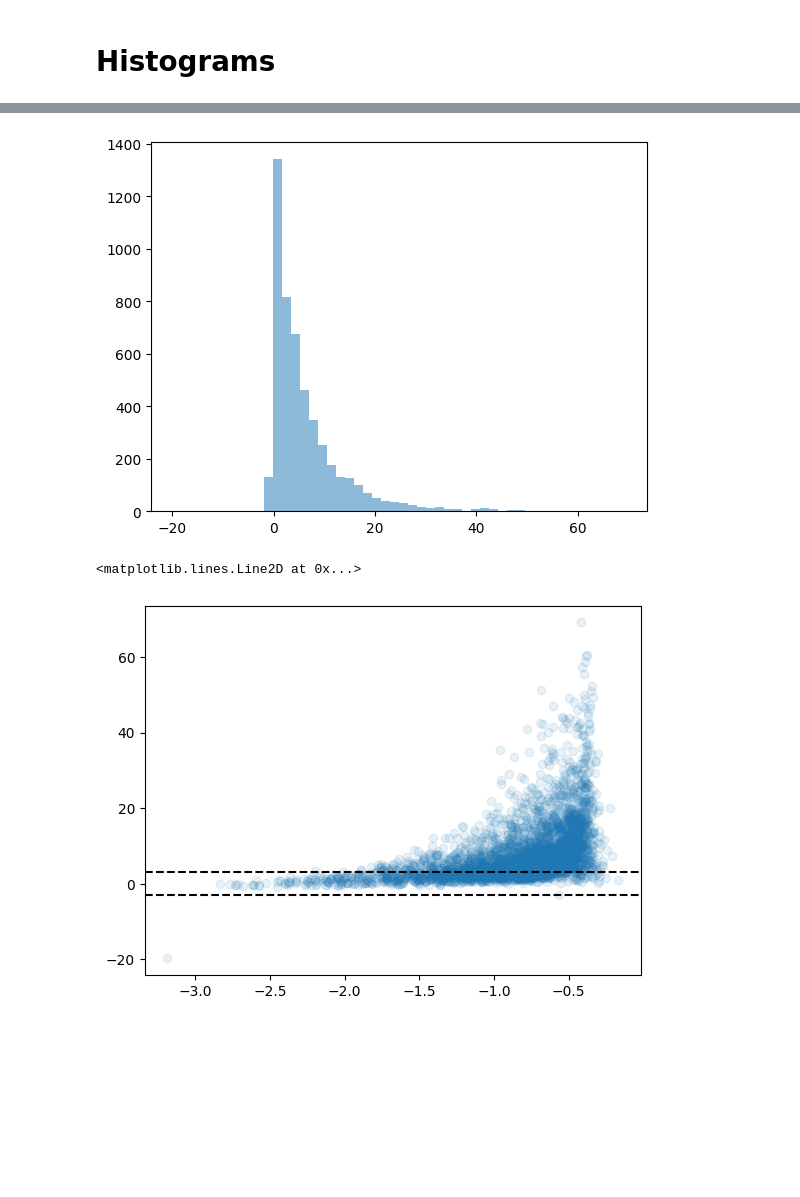
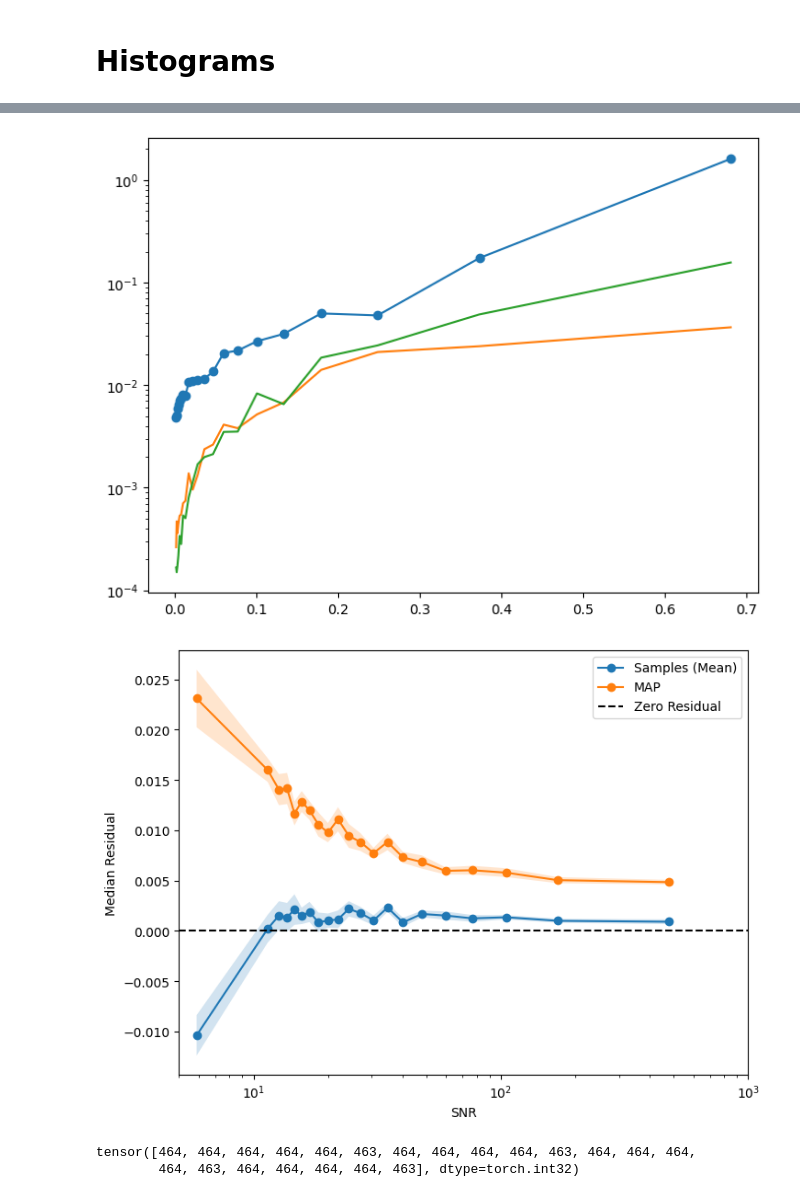
Before and after one commit to ismael-mendoza/bliss, a Jupyter notebook: experiment/notebooks/explore/central-sim-results1.ipynb, the cells around one changed output, grey strips where cells are left out. Cells and saved outputs as stored; diff of their text form; code cells hidden in the pictures; blank space fills up the shorter version.

```diff
--- a/experiment/notebooks/explore/central-sim-results1.ipynb
+++ b/experiment/notebooks/explore/central-sim-results1.ipynb
@@ -22,7 +25,7 @@ import torch
 import matplotlib.pyplot as plt
 from bliss.datasets.lsst import APERTURE_BACKGROUND
 # %%
-ds =torch.load("../../figures/pair_sim/central_sim_results_1.pt")
+ds =torch.load("../../figures/pair_sim/central_sim_results_3.pt")
 # %%
 ds.keys()
 # %% [output]
@@ -203,3 +201,5 @@ res1.shape, res2.shape
 # %%
-res1[:10], res1.nanmean()
+other_snrs = ds['true_snr'][:, 1:, 0].ravel()
+mask = other_snrs > 0
+plt.hist(other_snrs[mask].log10(), bins=50, alpha=0.5, label='Other SNRs');
 # %% [output]
@@ -295,3 +279,9 @@ torch.Size([9947])
 # %%
-z_score =  (samples_fluxes.nanmean(dim=1) - true_fluxes) / (stds + APERTURE_BACKGROUND)
-z_score.shape
+mask_all = ~torch.isnan(true_snr) & (true_snr > 0) & ~torch.isnan(bld) & ~torch.isnan(res1) & ~torch.isnan(res2) & ~torch.isnan(z_score) & ~torch.isnan(stds)
+
+res1 = res1[mask_all]
+res2 = res2[mask_all]
+z_score = z_score[mask_all]
+bld = bld[mask_all]
+true_snr = true_snr[mask_all]
+stds = stds[mask_all]
@@ -420,11 +408,58 @@ plt.xscale('log')
 # %%
-plt.hist(z_score.numpy(), bins=50, alpha=0.5, label='Z-score of Sample Fluxes');
+# plot difference
+plt.figure(figsize=(8, 6))
+plt.plot(x, b_dict2_bld['stats'] - b_dict1_bld['stats'] , label='Samples - MAP', marker='o')
+plt.plot(x, b_dict1_bld['errs'] )
+plt.plot(x, b_dict2_bld['errs'])
+plt.yscale('log')
 # %% [output]
-[figure, old version]
+[figure, new version]
 # %%
-plt.scatter(bld.log10(), z_score.numpy(), alpha=0.1, label='Z-score vs Blendedness')
-plt.axhline(3, color='k', linestyle='--', label='Z-score = 3')
-plt.axhline(-3, color='k', linestyle='--', label='Z-score = -3')
+# now snr
+n_bins = 21
+b_dict1_snr = equal_sized_bin_statistic(
+    x=true_snr.log10(),
+    y=res1,
+    n_bins=n_bins,
+    xlims=(0.5, 3),
+    statistic='median'
+)
+b_dict2_snr = equal_sized_bin_statistic(
+    x=true_snr.log10(),
+    y=res2,
+    n_bins=n_bins,
+    xlims=(0.5, 3),
+    statistic='median'
+)
+assert torch.all(b_dict1_snr['middles'] == b_dict2_snr['middles'])
+x = 10**b_dict1_snr['middles']
+
+
+plt.figure(figsize=(8, 6))
+plt.plot(x, b_dict1_snr['stats'], label='Samples (Mean)', marker='o')
+plt.fill_between(
+   x,
+    b_dict1_snr['stats'] - b_dict1_snr['errs'],
+    b_dict1_snr['stats'] + b_dict1_snr['errs'],
+    alpha=0.2,
+)
+plt.plot(x, b_dict2_snr['stats'], label='MAP', marker='o')
+plt.fill_between(
+    x,
+    b_dict2_snr['stats'] - b_dict2_snr['errs'],
+    b_dict2_snr['stats'] + b_dict2_snr['errs'],
+    alpha=0.2,
+)
+plt.xlabel('SNR')
+plt.ylabel('Median Residual')
+plt.axhline(0, color='k', linestyle='--', label='Zero Residual')
+plt.legend()
+plt.xlim(5, 1000)
+plt.xscale('log')
 # %% [output]
-<matplotlib.lines.Line2D at 0x...>
-[figure, old version]
+[figure, new version]
+# %%
+b_dict1_snr['counts']
+# %% [output]
+tensor([464, 464, 464, 464, 464, 463, 464, 464, 464, 464, 463, 464, 464, 464,
+        464, 463, 464, 464, 464, 464, 463], dtype=torch.int32)
```
Also changed, not shown: parts of 71 cells of this notebook.
